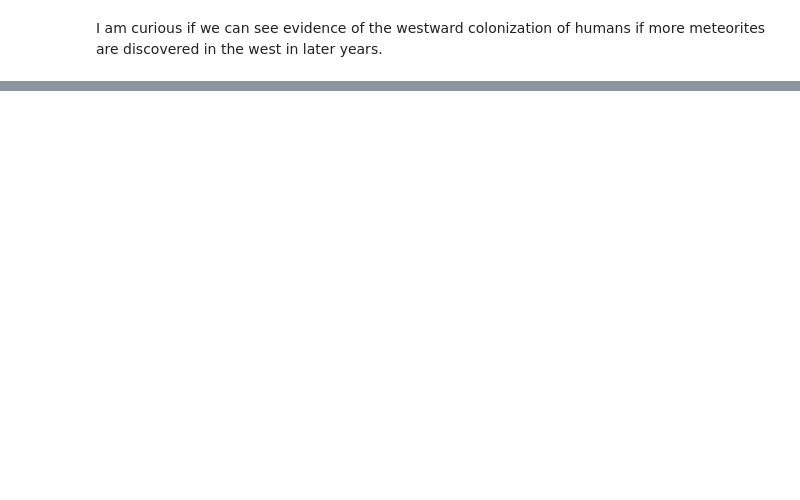
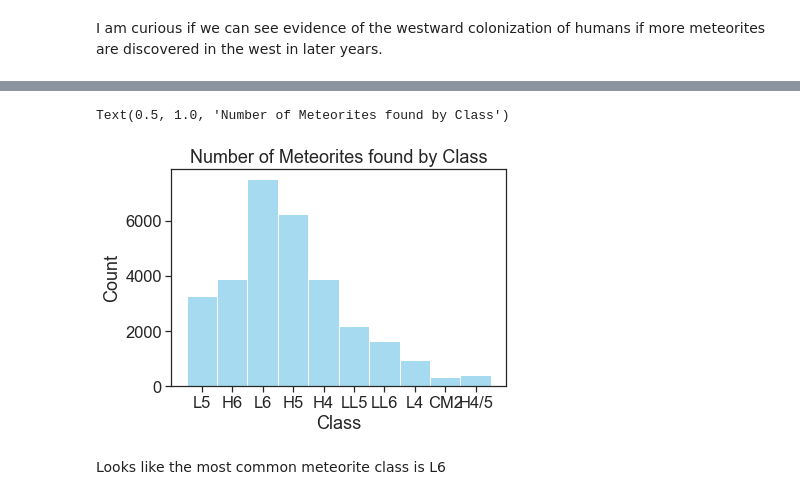
Before and after one commit to ubco-W2020WT1-data301/course-project-solo_311, a Jupyter notebook: analysis/EDA_milestone2.ipynb, the cells around one changed output, grey strips where cells are left out. Cells and saved outputs as stored; diff of their text form; code cells hidden in the pictures; blank space fills up the shorter version.

```diff
--- a/analysis/EDA_milestone2.ipynb
+++ b/analysis/EDA_milestone2.ipynb
@@ -143,0 +162,3 @@ MemoryError: Unable to allocate array with shape (1, 38100) and data type float6
+# %%
+df_classcount = df[["id",'class']].groupby(['class']).count().sort_values(by="id",ascending=False)
+df_classcount
@@ -143,0 +180,21 @@ MemoryError: Unable to allocate array with shape (1, 38100) and data type float6
+# %%
+def top_classes(df, n=10):
+    df_classcount = df[["id",'class']].groupby(['class']).count().sort_values(by="id",ascending=False)
+    df2 = df[(df["class"].isin(df_classcount[:n].index.to_list()))]
+    df2 = (
+        df2.reset_index()
+        .drop(columns=['index'])
+    )
+    return df2
+# %%
+df = top_classes(df,n=10)
+# %%
+sns.histplot(data=df,x="class",color="skyblue")
+plt.xlabel("Class")
+plt.ylabel("Count")
+plt.title("Number of Meteorites found by Class")
+# %% [output]
+Text(0.5, 1.0, 'Number of Meteorites found by Class')
+[figure, added]
+# %% [markdown]
+Looks like the most common meteorite class is L6
```
Also changed, not shown: parts of 10 cells of this notebook, 5 other files.
